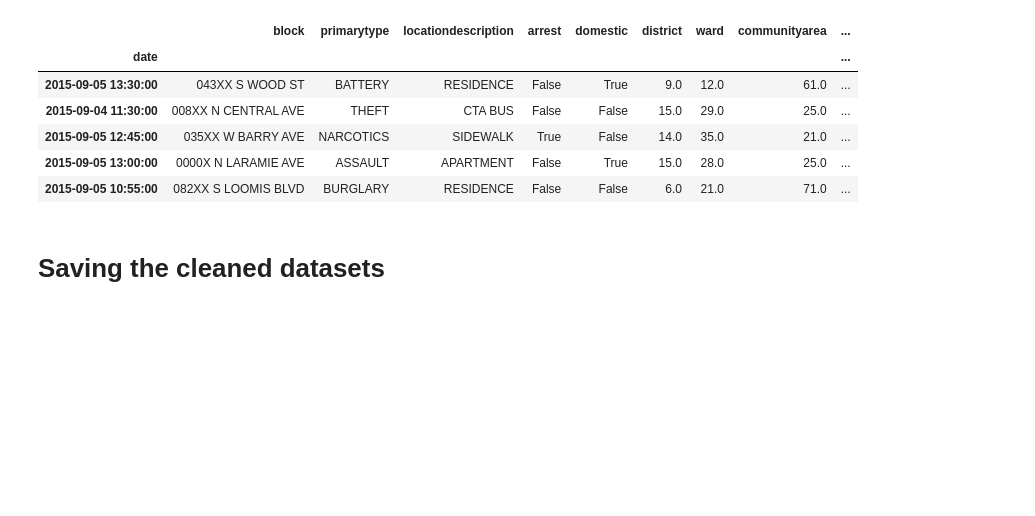
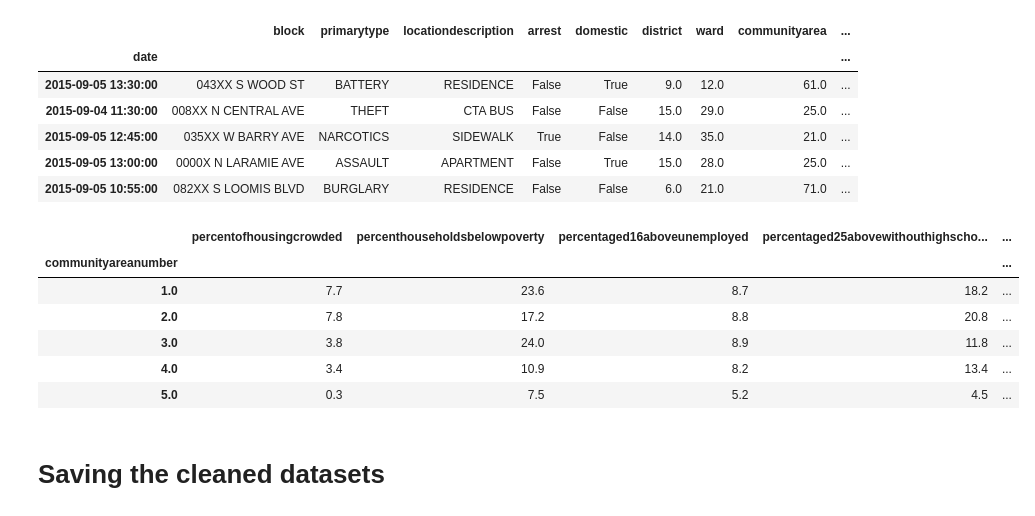
Before and after one commit to tejalvs/ChicagoCrimeAnalysis, a Jupyter notebook: DataCleaning_1.ipynb, the cells around one changed output. Saved outputs shown, nothing was run; the diff lists cells and outputs as text; code cells hidden in the pictures; blank space fills up the shorter version.

```diff
--- a/DataCleaning_1.ipynb
+++ b/DataCleaning_1.ipynb
@@ -234,6 +237,17 @@ Crimes.head(5)
 | 2015-09-05 12:45:00 | 035XX W BARRY AVE | NARCOTICS | SIDEWALK | True | False | 14.0 | 35.0 | 21.0 | ... |
 | 2015-09-05 13:00:00 | 0000X N LARAMIE AVE | ASSAULT | APARTMENT | False | True | 15.0 | 28.0 | 25.0 | ... |
 | 2015-09-05 10:55:00 | 082XX S LOOMIS BLVD | BURGLARY | RESIDENCE | False | False | 6.0 | 21.0 | 71.0 | ... |
+# %%
+Census.drop(["communityareaname"],axis=1,inplace=True)
+Census.head(5)
+# %% [output]
+|  | percentofhousingcrowded | percenthouseholdsbelowpoverty | percentaged16aboveunemployed | percentaged25abovewithouthighscho... | ... |
+| communityareanumber |  |  |  |  | ... |
+| 1.0 | 7.7 | 23.6 | 8.7 | 18.2 | ... |
+| 2.0 | 7.8 | 17.2 | 8.8 | 20.8 | ... |
+| 3.0 | 3.8 | 24.0 | 8.9 | 11.8 | ... |
+| 4.0 | 3.4 | 10.9 | 8.2 | 13.4 | ... |
+| 5.0 | 0.3 | 7.5 | 5.2 | 4.5 | ... |
 # %% [markdown]
 # Saving the cleaned datasets
 # %%
```
Also changed, not shown: parts of 7 cells of this notebook, 2 other files.
